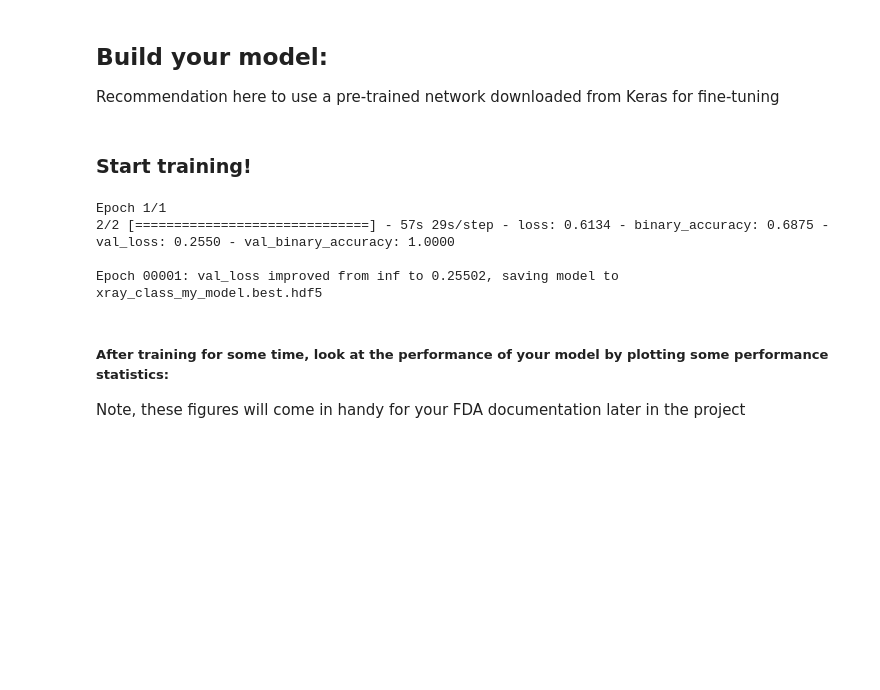
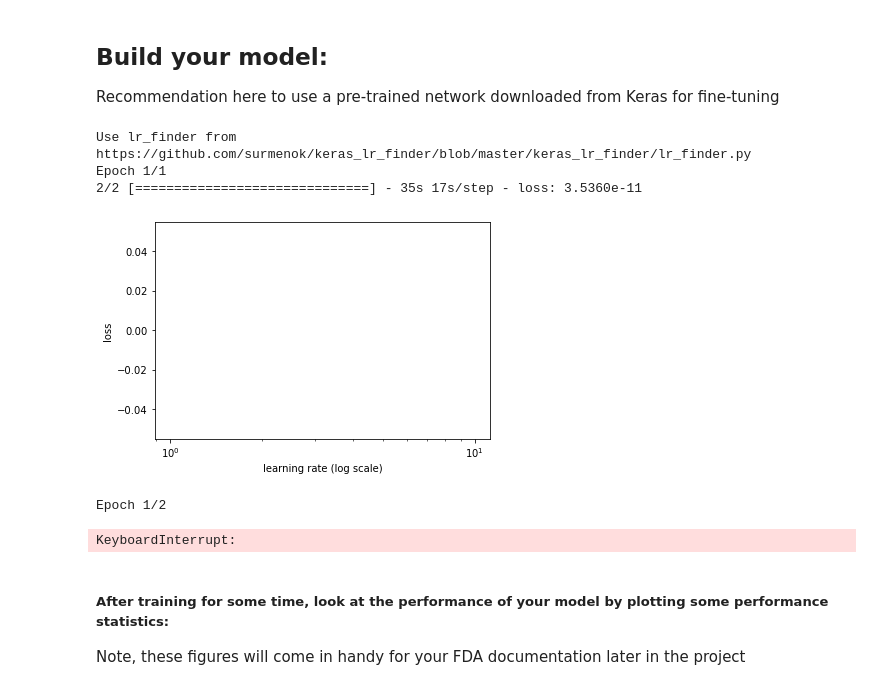
Before and after one commit to Thada-Jirajaras/Pneumonia-Detection-From-Chest-X-Rays, a Jupyter notebook: Build and train model.ipynb, the cells around one changed output. Cells and saved outputs as stored; diff of their text form; code cells hidden in the pictures; blank space fills up the shorter version.

Commit message:
Provide functions to find suitable lr ranges

```diff
--- a/Build and train model.ipynb
+++ b/Build and train model.ipynb
@@ -76,4 +79,14 @@ from source.train import build_my_model
 my_model = build_my_model(vgg_model)
+# %%
+# Find suitable learning rates
+from source.train import find_optimal_lr
+r_finder = find_optimal_lr(my_model, train_gen, epochs = 1)
+r_finder.plot_loss(n_skip_beginning = 0, n_skip_end = 0)
+# %% [output]
+Use lr_finder from https://github.com/surmenok/keras_lr_finder/blob/master/keras_lr_finder/lr_finder.py
+Epoch 1/1
+2/2 [==============================] - 35s 17s/step - loss: 3.5360e-11
+[figure, added]
 # %%
 from source.train import build_callbacks_list
 ## Below is some helper code that will allow you to add checkpoints to your model,
@@ -89,5 +104,3 @@ callbacks_list = build_callbacks_list(weight_path = weight_path)
-# %% [markdown]
-### Start training!
 # %%
 from source.train import train
 
@@ -95,13 +108,11 @@ from source.train import train
 history = train(model = my_model,
                 callbacks_list = callbacks_list,
                 train_gen = train_gen,
-                validation_data = (valX, valY),
-               epochs = 1)
+                validation_data = val_gen,
+               epochs = 2)
 # %% [output]
-Epoch 1/1
-2/2 [==============================] - 57s 29s/step - loss: 0.6134 - binary_accuracy: 0.6875 - val_loss: 0.2550 - val_binary_accuracy: 1.0000
-
-Epoch 00001: val_loss improved from inf to 0.25502, saving model to xray_class_my_model.best.hdf5
+Epoch 1/2
+KeyboardInterrupt:
 # %% [markdown]
 ##### After training for some time, look at the performance of your model by plotting some performance statistics:
 
```
Also changed, not shown: parts of 15 cells of this notebook, 4 other files.
